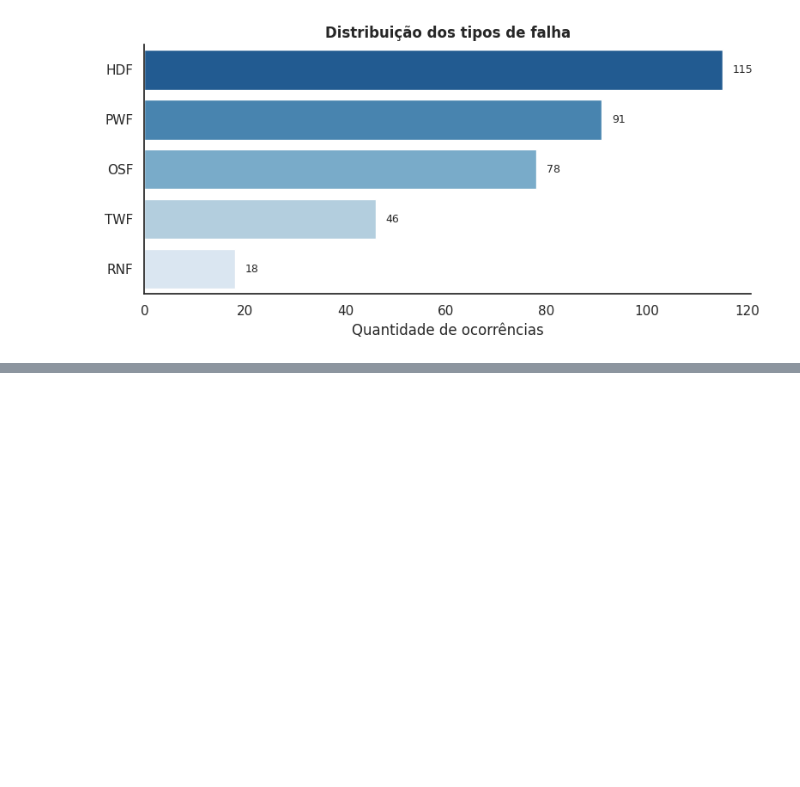
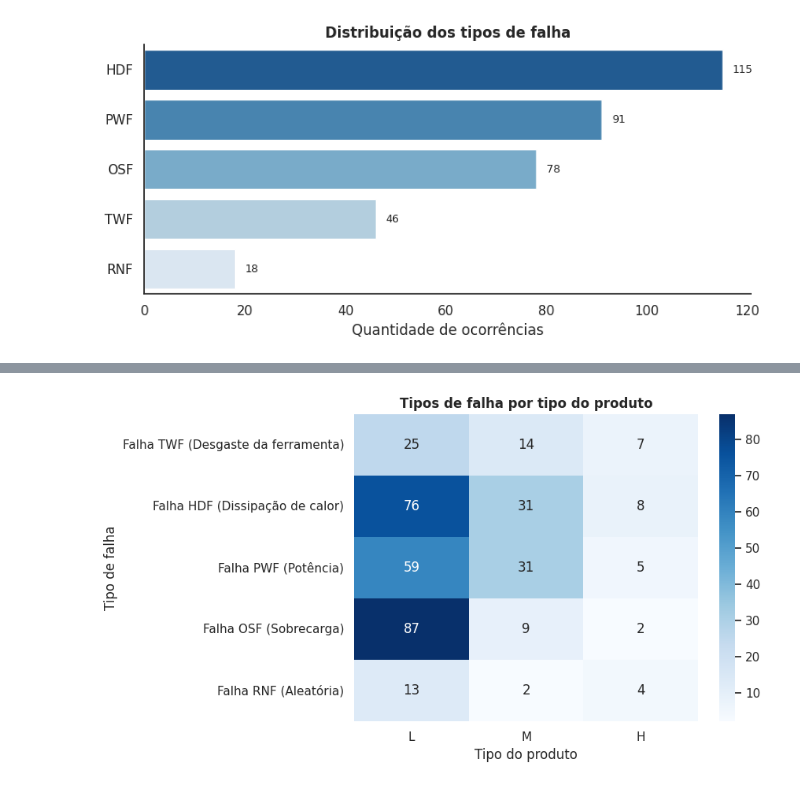
Before and after one commit to thaygorh/Analise-de-Dados-e-Boas-Praticas, a Jupyter notebook: mvp-analise-dados-e-boas-praticas.ipynb, the cells around one changed output, grey strips where cells are left out. Saved outputs shown, nothing was run; the diff lists cells and outputs as text; code cells hidden in the pictures; blank space fills up the shorter version.

```diff
--- a/mvp-analise-dados-e-boas-praticas.ipynb
+++ b/mvp-analise-dados-e-boas-praticas.ipynb
@@ -791,0 +902,33 @@ plt.show()
+# %%
+falhas_cols = [
+    'Falha TWF (Desgaste da ferramenta)',
+    'Falha HDF (Dissipação de calor)',
+    'Falha PWF (Potência)',
+    'Falha OSF (Sobrecarga)',
+    'Falha RNF (Aleatória)'
+]
+
+falhas_por_tipo = (
+    df_analysis.groupby('Tipo do produto')[falhas_cols]
+    .sum()
+    .reindex(ordem_tipo)
+    .T
+)
+
+plt.figure(figsize=(9, 5))
+
+ax = sns.heatmap(
+    falhas_por_tipo,
+    annot=True,
+    fmt='.0f',
+    cmap='Blues'
+)
+
+ax.set_title('Tipos de falha por tipo do produto', fontsize=12, weight='bold')
+ax.set_xlabel('Tipo do produto')
+ax.set_ylabel('Tipo de falha')
+
+plt.tight_layout()
+plt.show()
+# %% [output]
+[figure, added]
```
Also changed, not shown: parts of 10 cells of this notebook.
